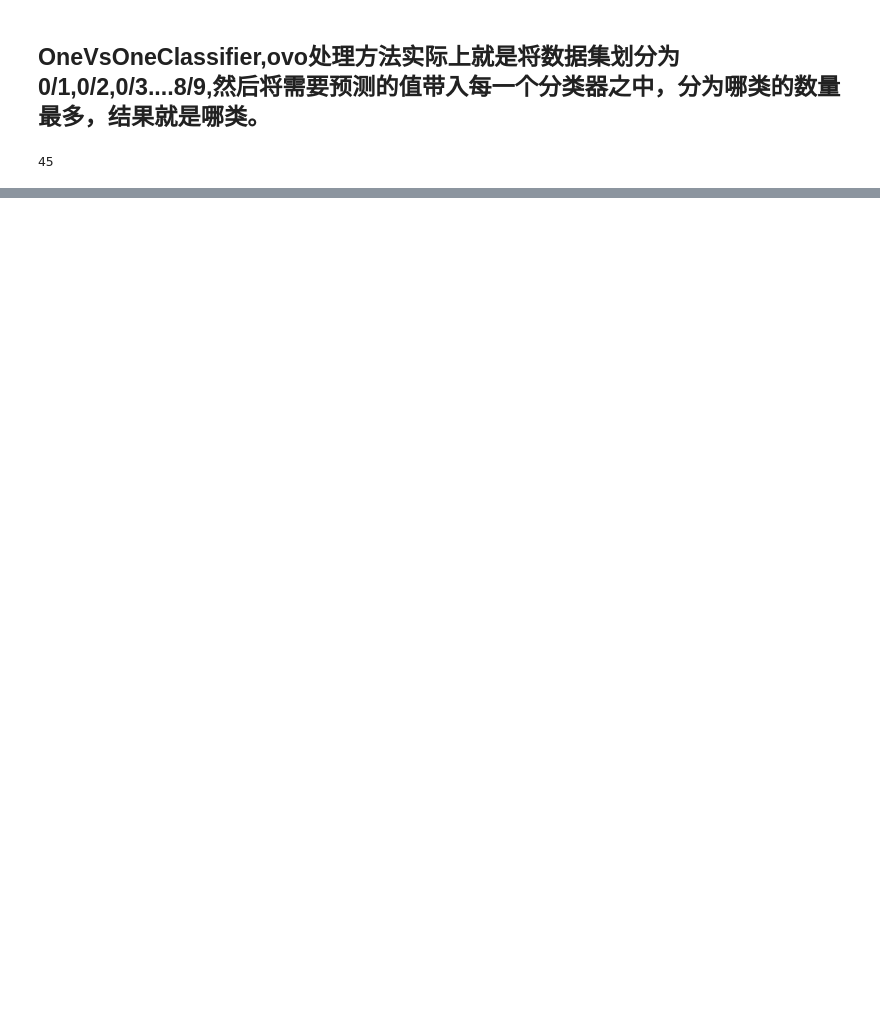
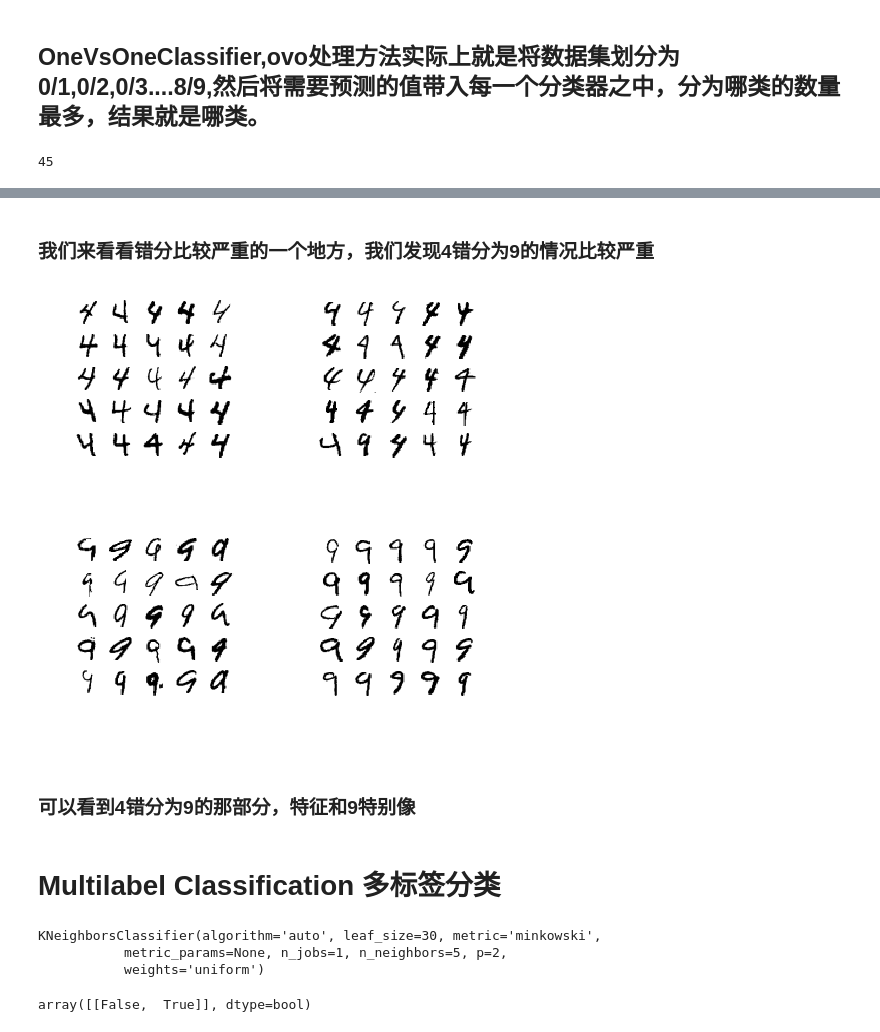
Before and after one commit to Yong-Ziyang/myfile, a Jupyter notebook: sklearn_and_Tensorflow_Learning/review_classification.ipynb, the cells around one changed output, grey strips where cells are left out. Saved outputs shown, nothing was run; the diff lists cells and outputs as text; code cells hidden in the pictures; blank space fills up the shorter version.

```diff
--- a/sklearn_and_Tensorflow_Learning/review_classification.ipynb
+++ b/sklearn_and_Tensorflow_Learning/review_classification.ipynb
@@ -322,0 +369,22 @@ len(ovoclf.estimators_) # 一共有45个分类器
+# %% [markdown]
+### 我们来看看错分比较严重的一个地方，我们发现4错分为9的情况比较严重
+# %%
+cl_a=4
+cl_b=9
+X_aa=X_train[(y_train==cl_a)&(y_pred==cl_a)]
+X_ab=X_train[(y_train==cl_a)&(y_pred==cl_b)]
+X_bb=X_train[(y_train==cl_b)&(y_pred==cl_b)]
+X_ba=X_train[(y_train==cl_b)&(y_pred==cl_a)]
+plt.figure(figsize=(8,8))
+plt.subplot(221); plot_digits(X_aa[:25], per_row_num=5)
+plt.subplot(222); plot_digits(X_ab[:25], per_row_num=5)
+plt.subplot(223); plot_digits(X_ba[:25], per_row_num=5)
+plt.subplot(224); plot_digits(X_bb[:25], per_row_num=5)
+plt.show()
+plt.close()
+# %% [output]
+[figure, added]
+# %% [markdown]
+### 可以看到4错分为9的那部分，特征和9特别像
+# %% [markdown]
+# Multilabel Classification  多标签分类
@@ -322,0 +395,12 @@ len(ovoclf.estimators_) # 一共有45个分类器
+# %%
+from sklearn.neighbors import KNeighborsClassifier
+knn_clf=KNeighborsClassifier()
+knn_clf.fit(X_train,y_multilabel)
+# %% [output]
+KNeighborsClassifier(algorithm='auto', leaf_size=30, metric='minkowski',
+           metric_params=None, n_jobs=1, n_neighbors=5, p=2,
+           weights='uniform')
+# %%
+knn_clf.predict([some_digit])
+# %% [output]
+array([[False,  True]], dtype=bool)
```
Also changed, not shown: parts of 36 cells of this notebook.
